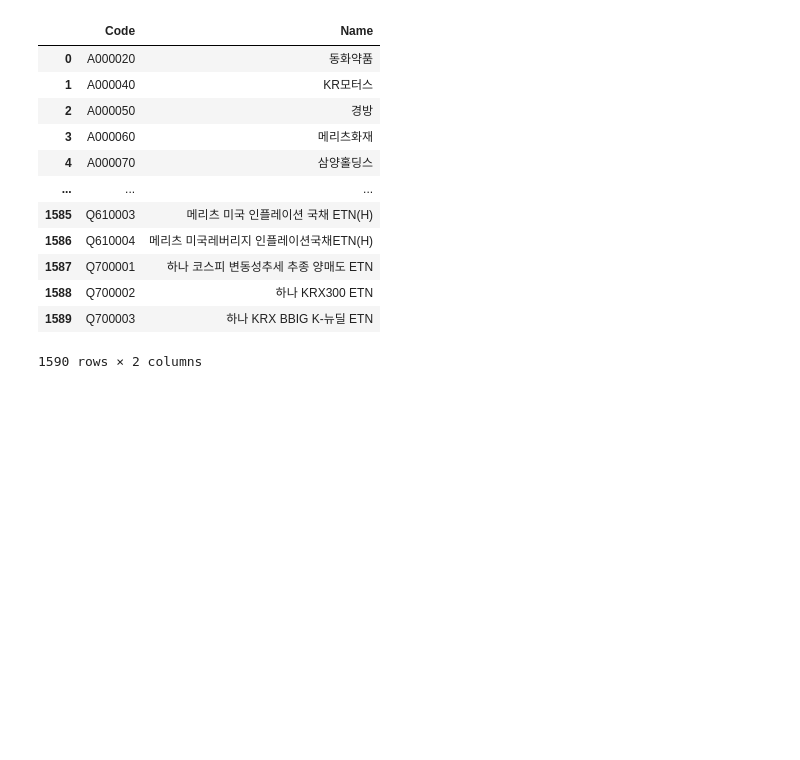
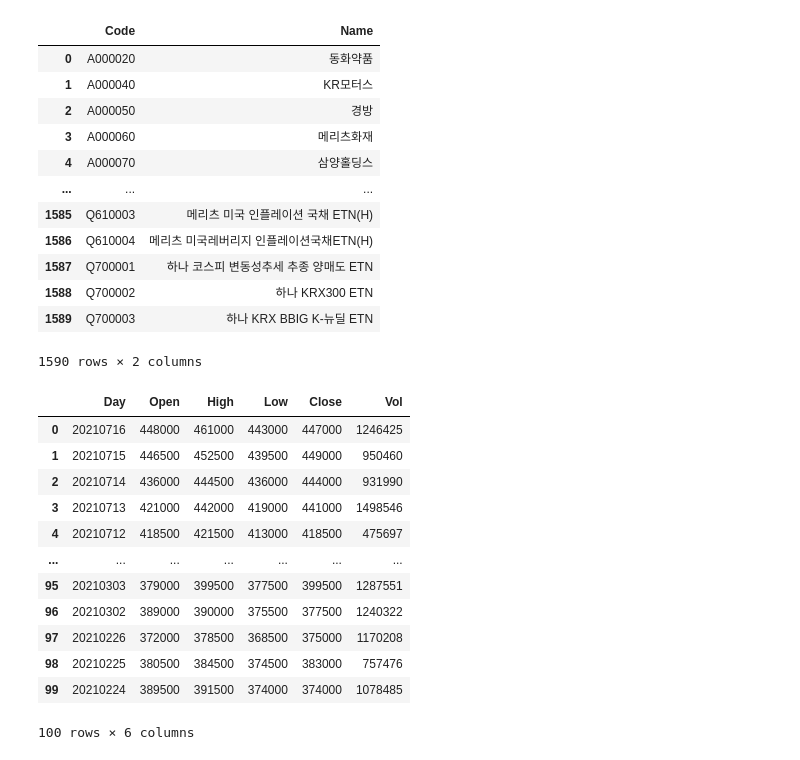
Before and after one commit to SierraSon97/DLAB_Algorithm_Trading, a Jupyter notebook: testProgram.ipynb, the cells around one changed output. Saved outputs shown, nothing was run; the diff lists cells and outputs as text; code cells hidden in the pictures; blank space fills up the shorter version.

```diff
--- a/testProgram.ipynb
+++ b/testProgram.ipynb
@@ -112,3 +112,30 @@ df
 | 1588 | Q700002 | 하나 KRX300 ETN |
 | 1589 | Q700003 | 하나 KRX BBIG K-뉴딜 ETN |
 1590 rows × 2 columns
+# %%
+from lib import stockchartLib as sc
+
+stockName = input('찾고자 하는 종목의 이름을 입력하시오 : ')
+stockCode = sc.findStock(stockName)
+
+if stockCode != 0:
+    sc.setInputValue(stockCode)
+    df = sc.getDataValue()
+else:
+    print('정확한 종목 명을 입력하세요')
+# %%
+df
+# %% [output]
+|  | Day | Open | High | Low | Close | Vol |
+| 0 | 20210716 | 448000 | 461000 | 443000 | 447000 | 1246425 |
+| 1 | 20210715 | 446500 | 452500 | 439500 | 449000 | 950460 |
+| 2 | 20210714 | 436000 | 444500 | 436000 | 444000 | 931990 |
+| 3 | 20210713 | 421000 | 442000 | 419000 | 441000 | 1498546 |
+| 4 | 20210712 | 418500 | 421500 | 413000 | 418500 | 475697 |
+| ... | ... | ... | ... | ... | ... | ... |
+| 95 | 20210303 | 379000 | 399500 | 377500 | 399500 | 1287551 |
+| 96 | 20210302 | 389000 | 390000 | 375500 | 377500 | 1240322 |
+| 97 | 20210226 | 372000 | 378500 | 368500 | 375000 | 1170208 |
+| 98 | 20210225 | 380500 | 384500 | 374500 | 383000 | 757476 |
+| 99 | 20210224 | 389500 | 391500 | 374000 | 374000 | 1078485 |
+100 rows × 6 columns
```
Also changed, not shown: parts of 1 cell of this notebook, 2 other files.
